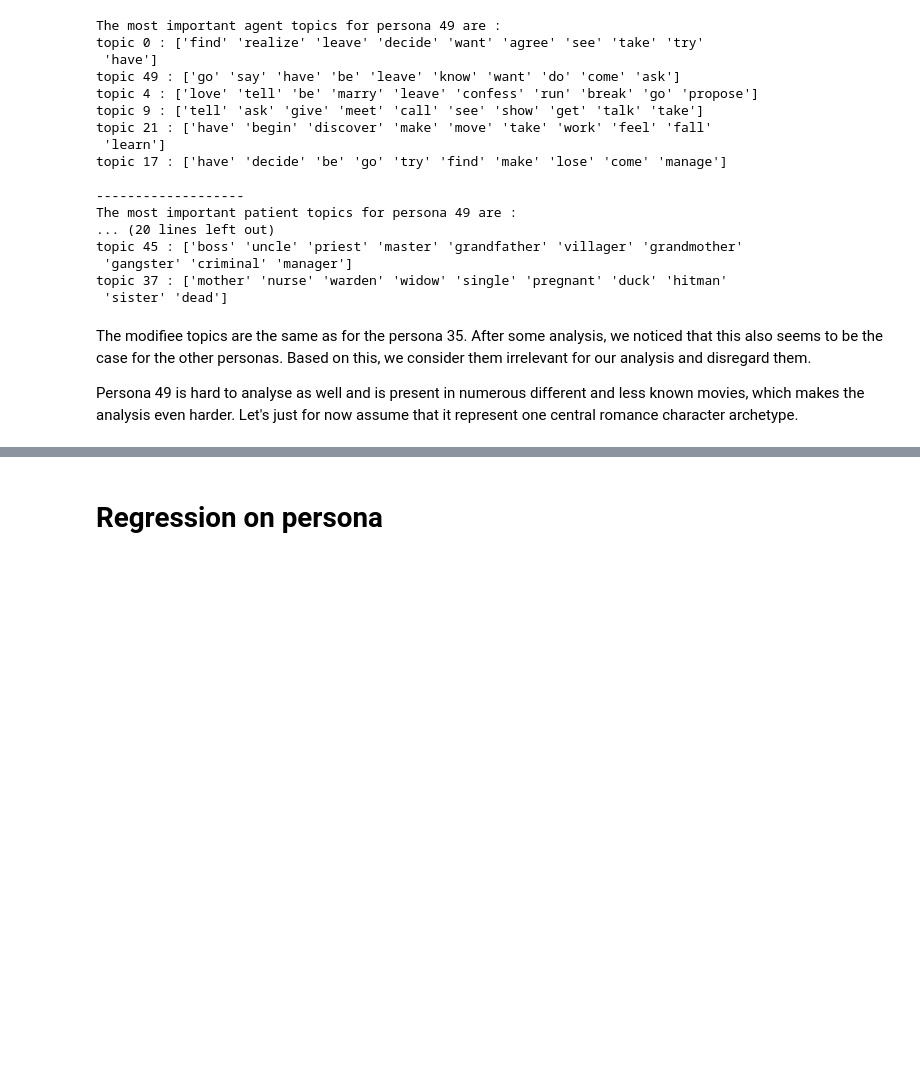
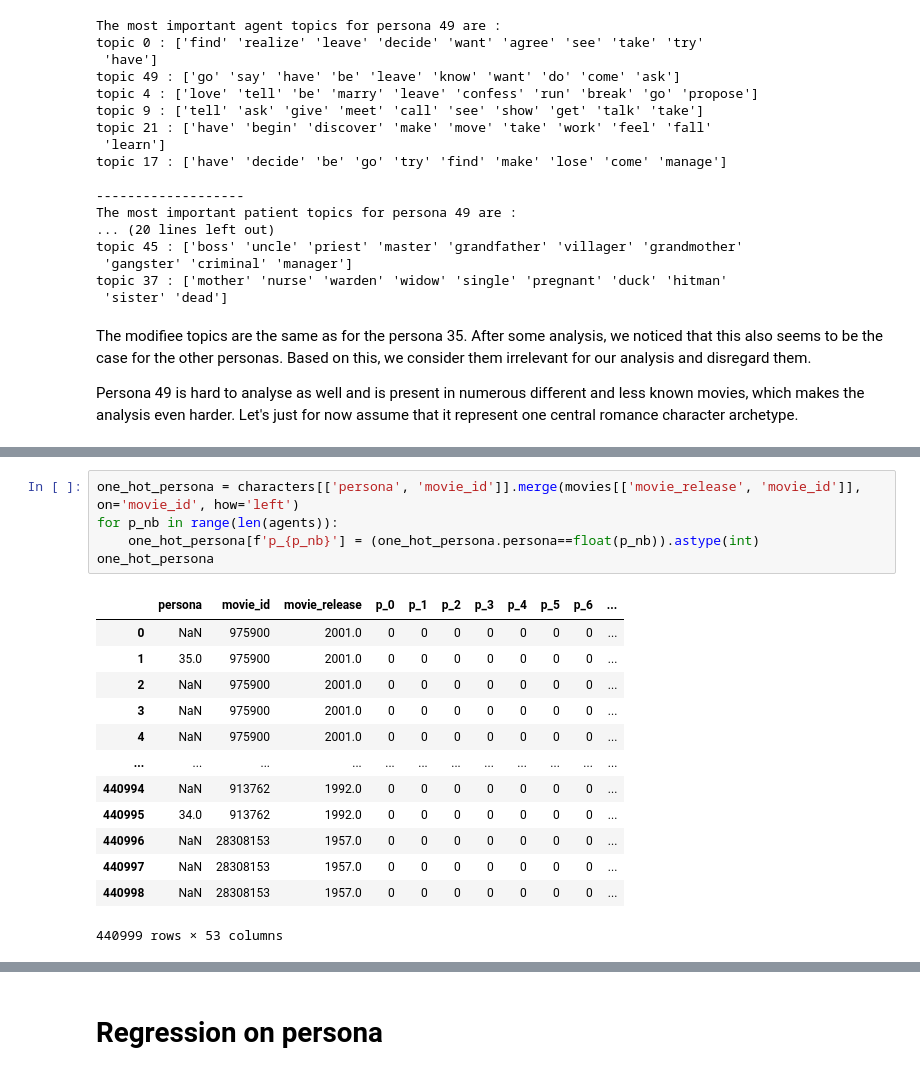
Before and after one commit to epfl-ada/ada-2023-project-theredpandada5, a Jupyter notebook: Statistics Pipeline.ipynb, the cells around one changed output, grey strips where cells are left out. Cells and saved outputs as stored; diff of their text form; blank space fills up the shorter version.

```diff
--- a/Statistics Pipeline.ipynb
+++ b/Statistics Pipeline.ipynb
@@ -847,0 +860,19 @@ Persona 49 is hard to analyse as well and is present in numerous different and l
+# %%
+one_hot_persona = characters[['persona', 'movie_id']].merge(movies[['movie_release', 'movie_id']], on='movie_id', how='left')
+for p_nb in range(len(agents)):
+    one_hot_persona[f'p_{p_nb}'] = (one_hot_persona.persona==float(p_nb)).astype(int)
+one_hot_persona
+# %% [output]
+|  | persona | movie_id | movie_release | p_0 | p_1 | p_2 | p_3 | p_4 | p_5 | p_6 | ... |
+| 0 | NaN | 975900 | 2001.0 | 0 | 0 | 0 | 0 | 0 | 0 | 0 | ... |
+| 1 | 35.0 | 975900 | 2001.0 | 0 | 0 | 0 | 0 | 0 | 0 | 0 | ... |
+| 2 | NaN | 975900 | 2001.0 | 0 | 0 | 0 | 0 | 0 | 0 | 0 | ... |
+| 3 | NaN | 975900 | 2001.0 | 0 | 0 | 0 | 0 | 0 | 0 | 0 | ... |
+| 4 | NaN | 975900 | 2001.0 | 0 | 0 | 0 | 0 | 0 | 0 | 0 | ... |
+| ... | ... | ... | ... | ... | ... | ... | ... | ... | ... | ... | ... |
+| 440994 | NaN | 913762 | 1992.0 | 0 | 0 | 0 | 0 | 0 | 0 | 0 | ... |
+| 440995 | 34.0 | 913762 | 1992.0 | 0 | 0 | 0 | 0 | 0 | 0 | 0 | ... |
+| 440996 | NaN | 28308153 | 1957.0 | 0 | 0 | 0 | 0 | 0 | 0 | 0 | ... |
+| 440997 | NaN | 28308153 | 1957.0 | 0 | 0 | 0 | 0 | 0 | 0 | 0 | ... |
+| 440998 | NaN | 28308153 | 1957.0 | 0 | 0 | 0 | 0 | 0 | 0 | 0 | ... |
+440999 rows × 53 columns
```
Also changed, not shown: parts of 13 cells of this notebook.
